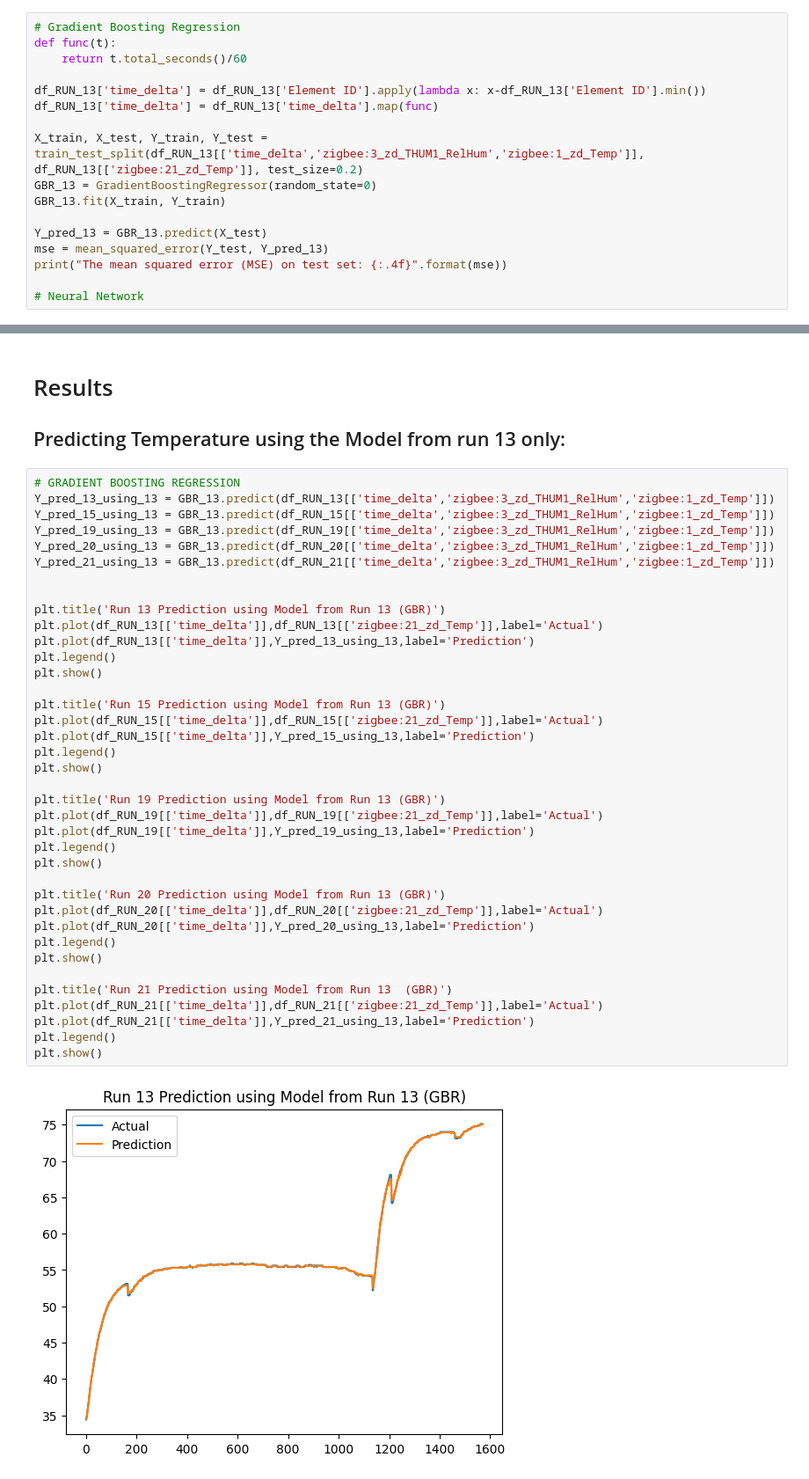
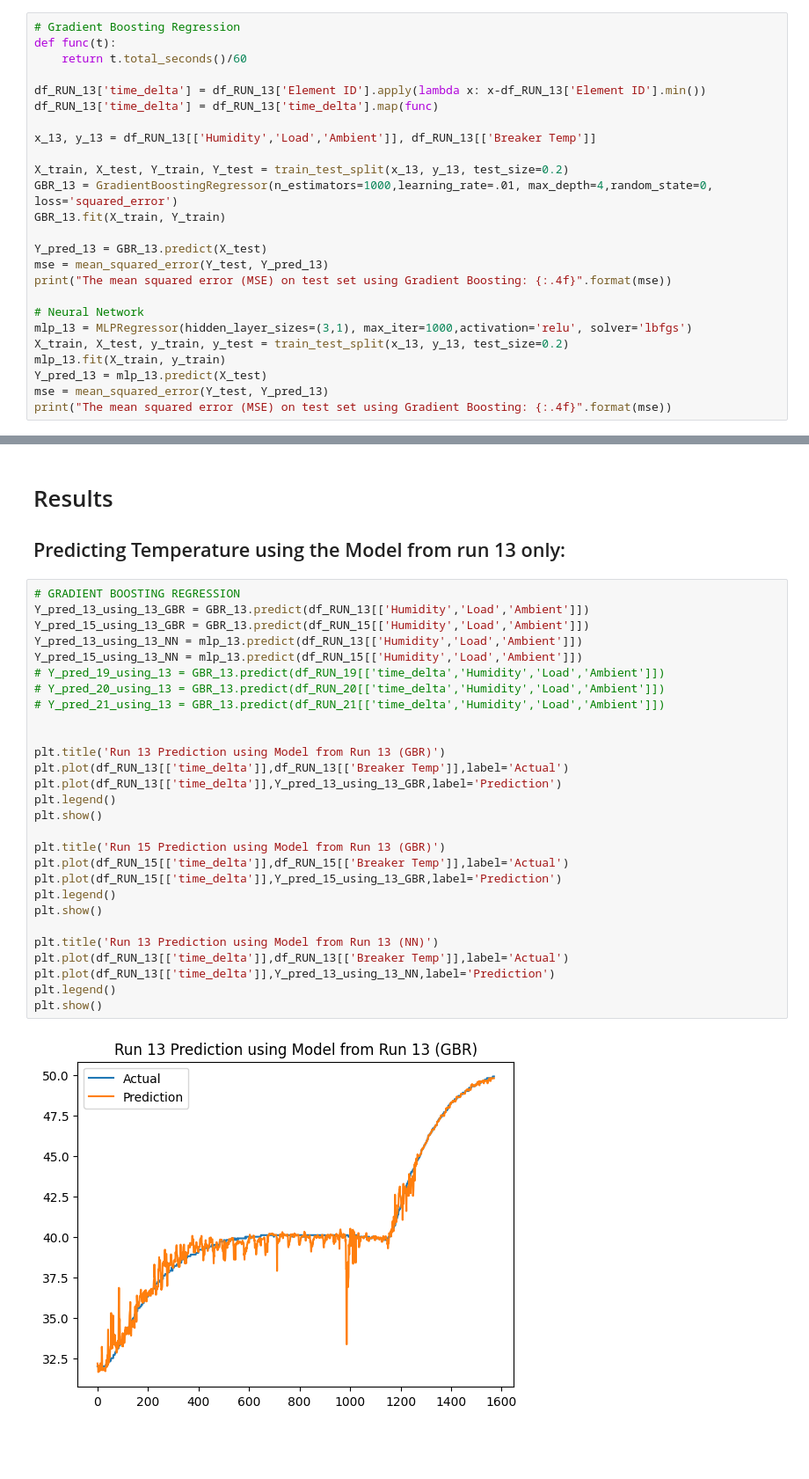
Before and after one commit to Dradeon/Capstone-Design-Project-SP2024, a Jupyter notebook: TempPredModel.ipynb, the cells around one changed output, grey strips where cells are left out. Shown: that part at 88% size. Cells and saved outputs as stored; diff of their text form; blank space fills up the shorter version.

```diff
--- a/TempPredModel.ipynb
+++ b/TempPredModel.ipynb
@@ -32,13 +33,21 @@ def func(t):
 df_RUN_13['time_delta'] = df_RUN_13['Element ID'].apply(lambda x: x-df_RUN_13['Element ID'].min())
 df_RUN_13['time_delta'] = df_RUN_13['time_delta'].map(func)
 
-X_train, X_test, Y_train, Y_test = train_test_split(df_RUN_13[['time_delta','zigbee:3_zd_THUM1_RelHum','zigbee:1_zd_Temp']], df_RUN_13[['zigbee:21_zd_Temp']], test_size=0.2)
-GBR_13 = GradientBoostingRegressor(random_state=0)
+x_13, y_13 = df_RUN_13[['Humidity','Load','Ambient']], df_RUN_13[['Breaker Temp']]
+
+X_train, X_test, Y_train, Y_test = train_test_split(x_13, y_13, test_size=0.2)
+GBR_13 = GradientBoostingRegressor(n_estimators=1000,learning_rate=.01, max_depth=4,random_state=0, loss='squared_error')
 GBR_13.fit(X_train, Y_train)
 
 Y_pred_13 = GBR_13.predict(X_test)
 mse = mean_squared_error(Y_test, Y_pred_13)
-print("The mean squared error (MSE) on test set: {:.4f}".format(mse))
+print("The mean squared error (MSE) on test set using Gradient Boosting: {:.4f}".format(mse))
 
 # Neural Network
+mlp_13 = MLPRegressor(hidden_layer_sizes=(3,1), max_iter=1000,activation='relu', solver='lbfgs')
+X_train, X_test, y_train, y_test = train_test_split(x_13, y_13, test_size=0.2)
+mlp_13.fit(X_train, y_train)
+Y_pred_13 = mlp_13.predict(X_test)
+mse = mean_squared_error(Y_test, Y_pred_13)
+print("The mean squared error (MSE) on test set using Gradient Boosting: {:.4f}".format(mse))
 # %% [output]
@@ -133,41 +143,31 @@ The mean squared error (MSE) on test set: 0.0171
 ## Predicting Temperature using the Model from run 13 only:
 # %%
 # GRADIENT BOOSTING REGRESSION
-Y_pred_13_using_13 = GBR_13.predict(df_RUN_13[['time_delta','zigbee:3_zd_THUM1_RelHum','zigbee:1_zd_Temp']])
-Y_pred_15_using_13 = GBR_13.predict(df_RUN_15[['time_delta','zigbee:3_zd_THUM1_RelHum','zigbee:1_zd_Temp']])
-Y_pred_19_using_13 = GBR_13.predict(df_RUN_19[['time_delta','zigbee:3_zd_THUM1_RelHum','zigbee:1_zd_Temp']])
-Y_pred_20_using_13 = GBR_13.predict(df_RUN_20[['time_delta','zigbee:3_zd_THUM1_RelHum','zigbee:1_zd_Temp']])
-Y_pred_21_using_13 = GBR_13.predict(df_RUN_21[['time_delta','zigbee:3_zd_THUM1_RelHum','zigbee:1_zd_Temp']])
+Y_pred_13_using_13_GBR = GBR_13.predict(df_RUN_13[['Humidity','Load','Ambient']])
+Y_pred_15_using_13_GBR = GBR_13.predict(df_RUN_15[['Humidity','Load','Ambient']])
+Y_pred_13_using_13_NN = mlp_13.predict(df_RUN_13[['Humidity','Load','Ambient']])
+Y_pred_15_using_13_NN = mlp_13.predict(df_RUN_15[['Humidity','Load','Ambient']])
+# Y_pred_19_using_13 = GBR_13.predict(df_RUN_19[['time_delta','Humidity','Load','Ambient']])
+# Y_pred_20_using_13 = GBR_13.predict(df_RUN_20[['time_delta','Humidity','Load','Ambient']])
+# Y_pred_21_using_13 = GBR_13.predict(df_RUN_21[['time_delta','Humidity','Load','Ambient']])
 
 
 plt.title('Run 13 Prediction using Model from Run 13 (GBR)')
-plt.plot(df_RUN_13[['time_delta']],df_RUN_13[['zigbee:21_zd_Temp']],label='Actual')
-plt.plot(df_RUN_13[['time_delta']],Y_pred_13_using_13,label='Prediction')
+plt.plot(df_RUN_13[['time_delta']],df_RUN_13[['Breaker Temp']],label='Actual')
+plt.plot(df_RUN_13[['time_delta']],Y_pred_13_using_13_GBR,label='Prediction')
 plt.legend()
 plt.show()
 
 plt.title('Run 15 Prediction using Model from Run 13 (GBR)')
-plt.plot(df_RUN_15[['time_delta']],df_RUN_15[['zigbee:21_zd_Temp']],label='Actual')
-plt.plot(df_RUN_15[['time_delta']],Y_pred_15_using_13,label='Prediction')
+plt.plot(df_RUN_15[['time_delta']],df_RUN_15[['Breaker Temp']],label='Actual')
+plt.plot(df_RUN_15[['time_delta']],Y_pred_15_using_13_GBR,label='Prediction')
 plt.legend()
 plt.show()
 
-plt.title('Run 19 Prediction using Model from Run 13 (GBR)')
-plt.plot(df_RUN_19[['time_delta']],df_RUN_19[['zigbee:21_zd_Temp']],label='Actual')
-plt.plot(df_RUN_19[['time_delta']],Y_pred_19_using_13,label='Prediction')
+plt.title('Run 13 Prediction using Model from Run 13 (NN)')
+plt.plot(df_RUN_13[['time_delta']],df_RUN_13[['Breaker Temp']],label='Actual')
+plt.plot(df_RUN_13[['time_delta']],Y_pred_13_using_13_NN,label='Prediction')
 plt.legend()
 plt.show()
-
-plt.title('Run 20 Prediction using Model from Run 13 (GBR)')
-plt.plot(df_RUN_20[['time_delta']],df_RUN_20[['zigbee:21_zd_Temp']],label='Actual')
-plt.plot(df_RUN_20[['time_delta']],Y_pred_20_using_13,label='Prediction')
-plt.legend()
-plt.show()
-
-plt.title('Run 21 Prediction using Model from Run 13  (GBR)')
-plt.plot(df_RUN_21[['time_delta']],df_RUN_21[['zigbee:21_zd_Temp']],label='Actual')
-plt.plot(df_RUN_21[['time_delta']],Y_pred_21_using_13,label='Prediction')
-plt.legend()
-plt.show()
 # %% [output]
-[figure, old version]
+[figure, new version]
```
Also changed, not shown: parts of 7 cells of this notebook, 1 other file.
